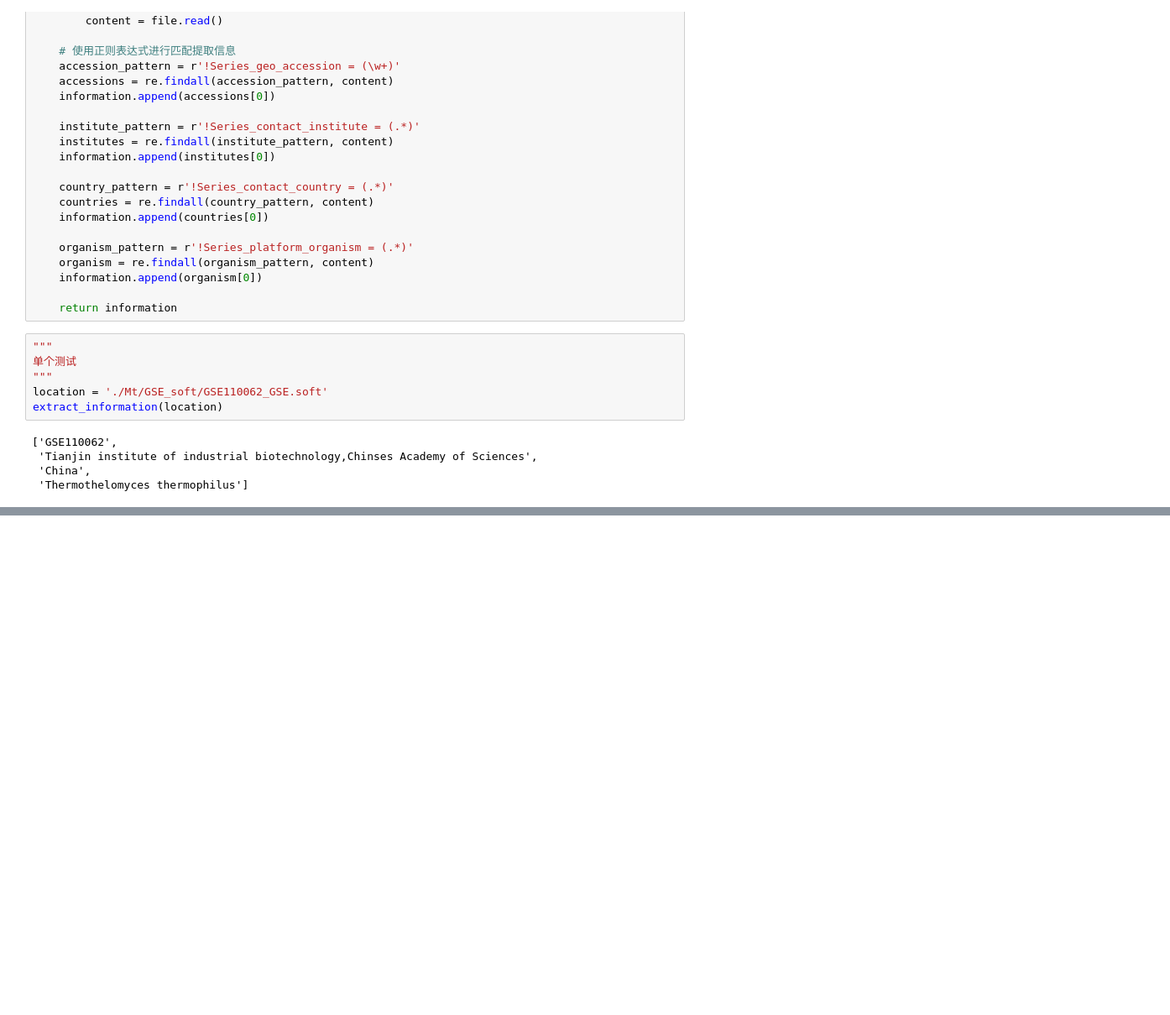
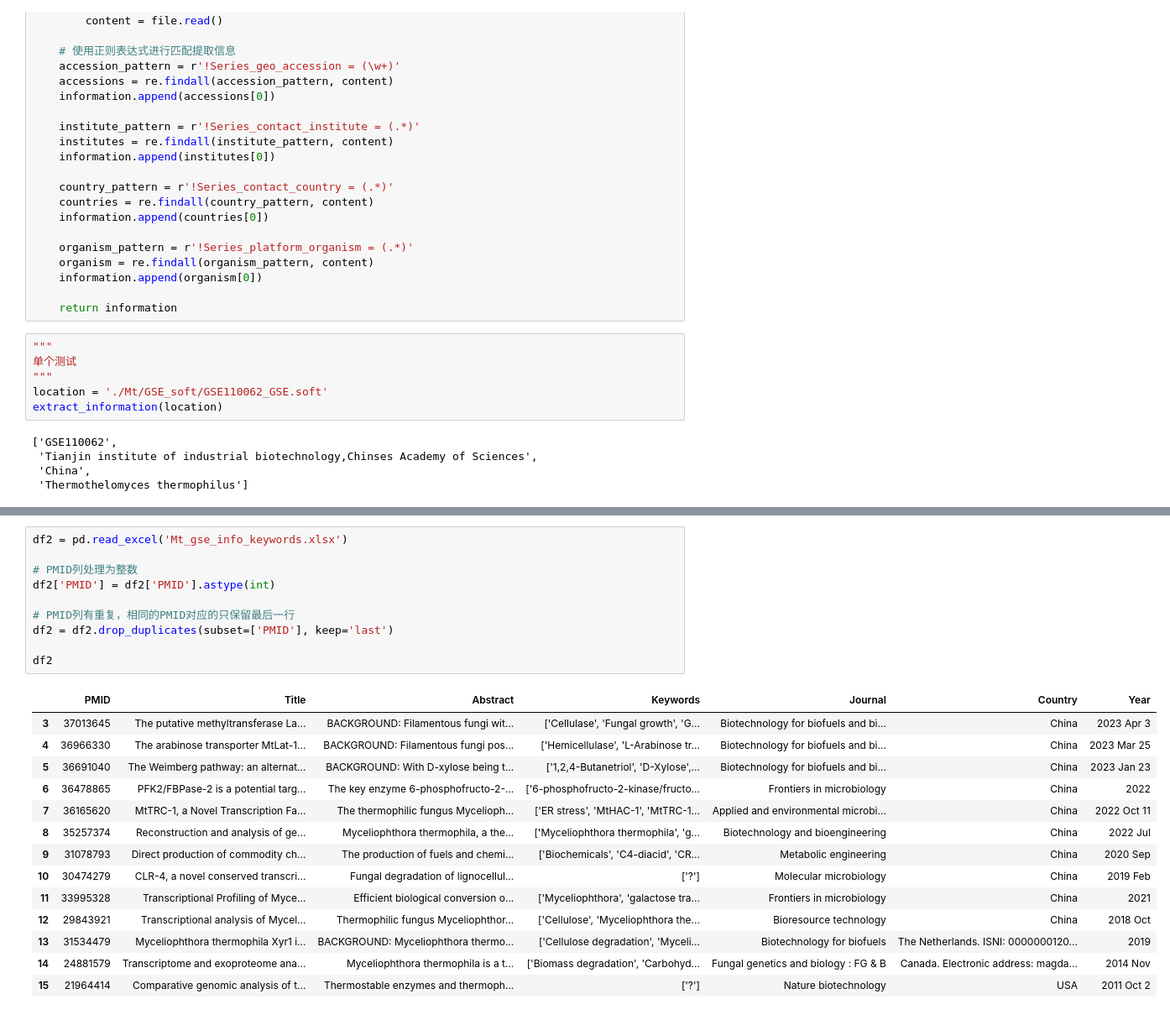
Before and after one commit to dongchen1998/mtd, a Jupyter notebook: code/Obtaining_experimental_information/4_Soft_GSE.ipynb, the cells around one changed output, grey strips where cells are left out. Shown at 84% size. Saved outputs shown, nothing was run; the diff lists cells and outputs as text; blank space fills up the shorter version.

```diff
--- a/code/Obtaining_experimental_information/4_Soft_GSE.ipynb
+++ b/code/Obtaining_experimental_information/4_Soft_GSE.ipynb
@@ -77,0 +116,25 @@ df.to_excel(key_name + '_soft.xlsx', index=False)
+# %%
+df2 = pd.read_excel('Mt_gse_info_keywords.xlsx')
+
+# PMID列处理为整数
+df2['PMID'] = df2['PMID'].astype(int)
+
+# PMID列有重复，相同的PMID对应的只保留最后一行
+df2 = df2.drop_duplicates(subset=['PMID'], keep='last')
+
+df2
+# %% [output]
+|  | PMID | Title | Abstract | Keywords | Journal | Country | Year |
+| 3 | 37013645 | The putative methyltransferase La... | BACKGROUND: Filamentous fungi wit... | ['Cellulase', 'Fungal growth', 'G... | Biotechnology for biofuels and bi... | China | 2023 Apr 3 |
+| 4 | 36966330 | The arabinose transporter MtLat-1... | BACKGROUND: Filamentous fungi pos... | ['Hemicellulase', 'L-Arabinose tr... | Biotechnology for biofuels and bi... | China | 2023 Mar 25 |
+| 5 | 36691040 | The Weimberg pathway: an alternat... | BACKGROUND: With D-xylose being t... | ['1,2,4-Butanetriol', 'D-Xylose',... | Biotechnology for biofuels and bi... | China | 2023 Jan 23 |
+| 6 | 36478865 | PFK2/FBPase-2 is a potential targ... | The key enzyme 6-phosphofructo-2-... | ['6-phosphofructo-2-kinase/fructo... | Frontiers in microbiology | China | 2022 |
+| 7 | 36165620 | MtTRC-1, a Novel Transcription Fa... | The thermophilic fungus Mycelioph... | ['ER stress', 'MtHAC-1', 'MtTRC-1... | Applied and environmental microbi... | China | 2022 Oct 11 |
+| 8 | 35257374 | Reconstruction and analysis of ge... | Myceliophthora thermophila, a the... | ['Myceliophthora thermophila', 'g... | Biotechnology and bioengineering | China | 2022 Jul |
+| 9 | 31078793 | Direct production of commodity ch... | The production of fuels and chemi... | ['Biochemicals', 'C4-diacid', 'CR... | Metabolic engineering | China | 2020 Sep |
+| 10 | 30474279 | CLR-4, a novel conserved transcri... | Fungal degradation of lignocellul... | ['?'] | Molecular microbiology | China | 2019 Feb |
+| 11 | 33995328 | Transcriptional Profiling of Myce... | Efficient biological conversion o... | ['Myceliophthora', 'galactose tra... | Frontiers in microbiology | China | 2021 |
+| 12 | 29843921 | Transcriptional analysis of Mycel... | Thermophilic fungus Myceliophthor... | ['Cellulose', 'Myceliophthora the... | Bioresource technology | China | 2018 Oct |
+| 13 | 31534479 | Myceliophthora thermophila Xyr1 i... | BACKGROUND: Myceliophthora thermo... | ['Cellulose degradation', 'Myceli... | Biotechnology for biofuels | The Netherlands. ISNI: 0000000120... | 2019 |
+| 14 | 24881579 | Transcriptome and exoproteome ana... | Myceliophthora thermophila is a t... | ['Biomass degradation', 'Carbohyd... | Fungal genetics and biology : FG & B | Canada. Electronic address: magda... | 2014 Nov |
+| 15 | 21964414 | Comparative genomic analysis of t... | Thermostable enzymes and thermoph... | ['?'] | Nature biotechnology | USA | 2011 Oct 2 |
```
Also changed, not shown: parts of 6 cells of this notebook, 30 other files.
